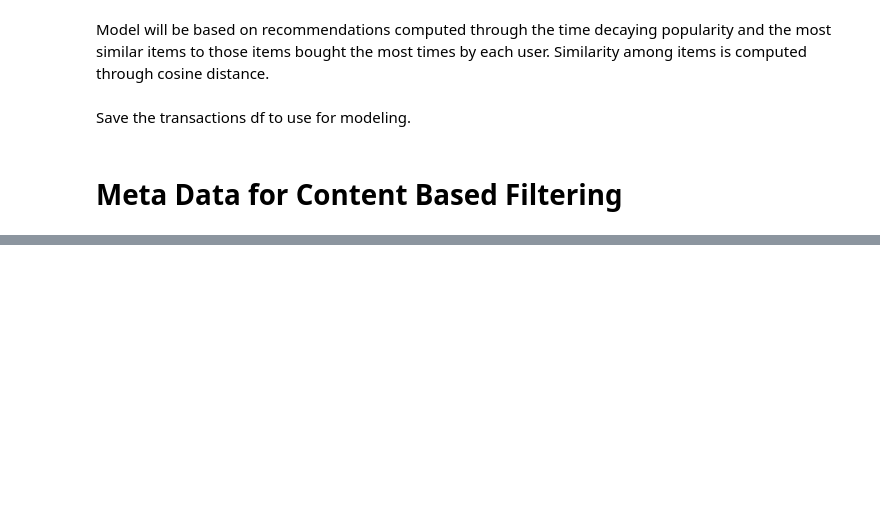
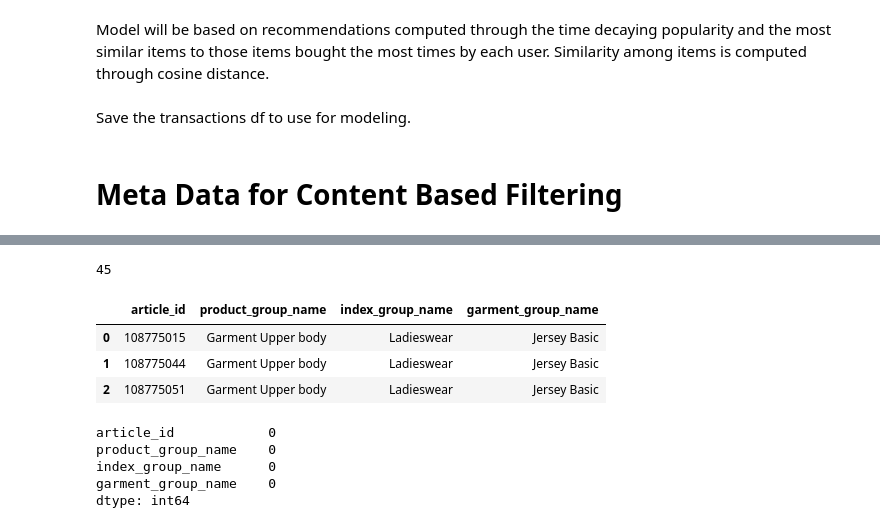
Before and after one commit to aliceagrawal/HM-Recommender-System-App, a Jupyter notebook: FinalDataPreparation.ipynb, the cells around one changed output, grey strips where cells are left out. Drawn from its saved outputs; the diff is of its cells as text; code cells hidden in the pictures; blank space fills up the shorter version.

```diff
--- a/FinalDataPreparation.ipynb
+++ b/FinalDataPreparation.ipynb
@@ -345,0 +267,12 @@ memory usage: 20.1+ MB
+# %%
+len(list(['Ladieswear', 'Baby/Children', 'Divided', 'Menswear', 'Sport', 'Garment Upper body', 'Garment Lower body', 'Garment Full body',
+       'Accessories', 'Underwear', 'Shoes', 'Swimwear', 'Socks & Tights',
+       'Nightwear', 'Unknown', 'Underwear/nightwear', 'Cosmetic', 'Bags',
+       'Items', 'Furniture', 'Garment and Shoe care', 'Stationery',
+       'Interior textile', 'Fun', 'Jersey Fancy', 'Accessories', 'Jersey Basic', 'Knitwear',
+       'Under-, Nightwear', 'Trousers', 'Blouses', 'Shoes', 'Dresses Ladies',
+       'Outdoor', 'Unknown', 'Trousers Denim', 'Swimwear', 'Socks and Tights',
+       'Shirts', 'Woven/Jersey/Knitted mix Baby', 'Shorts',
+       'Dresses/Skirts girls', 'Skirts', 'Special Offers', 'Dressed']))
+# %% [output]
+45
@@ -345,0 +288,16 @@ memory usage: 20.1+ MB
+# %%
+articles.head(3)
+# %% [output]
+|  | article_id | product_group_name | index_group_name | garment_group_name |
+| 0 | 108775015 | Garment Upper body | Ladieswear | Jersey Basic |
+| 1 | 108775044 | Garment Upper body | Ladieswear | Jersey Basic |
+| 2 | 108775051 | Garment Upper body | Ladieswear | Jersey Basic |
+# %%
+# check for nulls
+articles.isnull().sum()
+# %% [output]
+article_id            0
+product_group_name    0
+index_group_name      0
+garment_group_name    0
+dtype: int64
```
Also changed, not shown: parts of 27 cells of this notebook, 1 other file.
